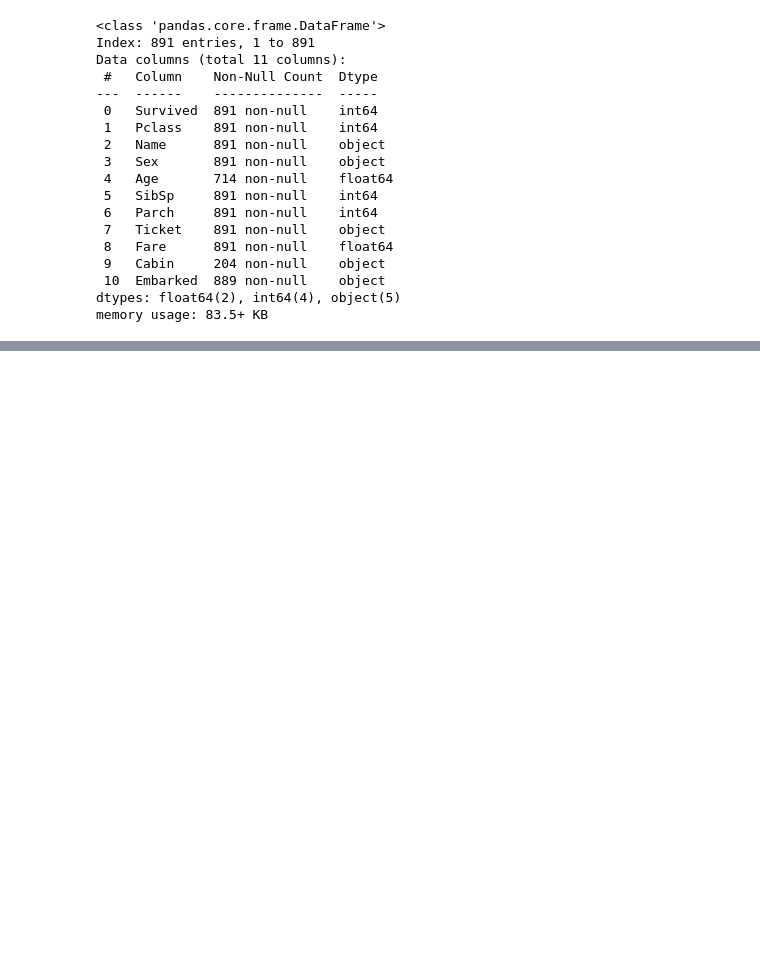
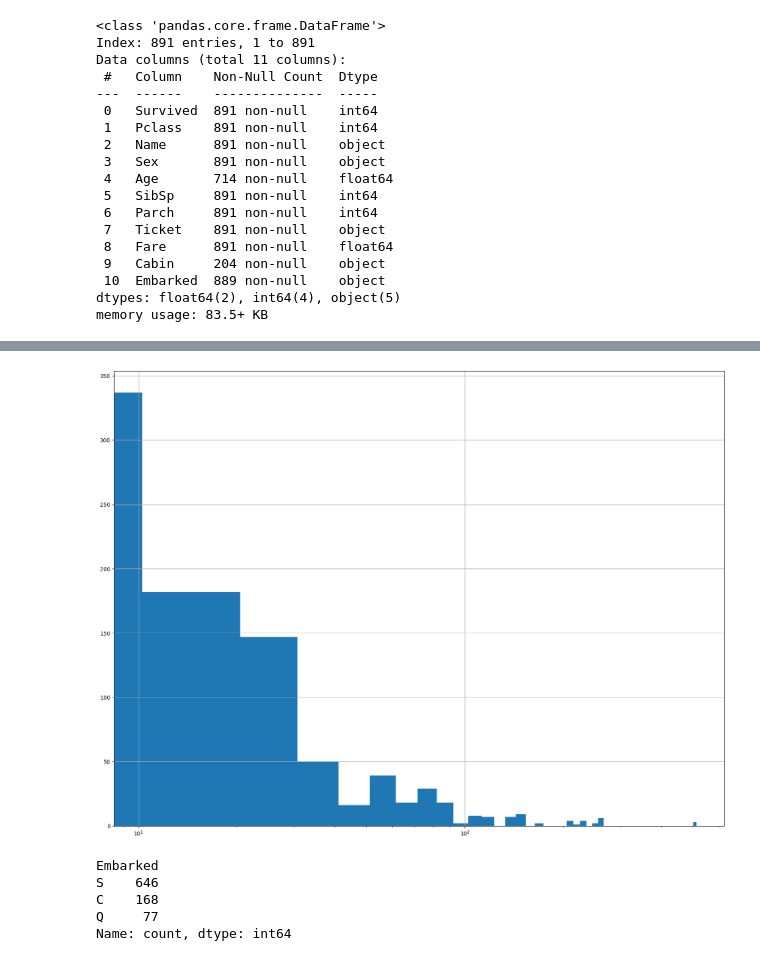
Before and after one commit to Blekitny1/Machine-learning-with-scikit-learn-and-tensorflow, a Jupyter notebook: Chapter 3.ipynb, the cells around one changed output, grey strips where cells are left out. Drawn from its saved outputs; the diff is of its cells as text; code cells hidden in the pictures; blank space fills up the shorter version.

```diff
--- a/Chapter 3.ipynb
+++ b/Chapter 3.ipynb
@@ -500,0 +536,20 @@ memory usage: 83.5+ KB
+# %%
+%matplotlib inline
+import matplotlib.pyplot as plt
+ax = train_data["Fare"].hist(bins=50, figsize=(20,15))
+ax.set_xscale("log")
+plt.show()
+# %% [output]
+[figure, added]
+# %%
+train_data['Embarked'].fillna("S", inplace=True)
+train_data_short = train_data.filter(["Pclass", "Sex", "Age", "SibSp", "Parch", "Fare", "Embarked"], axis=1)
+train_data_num = train_data.filter(["Age", "Fare"], axis=1)
+train_data_cat = train_data.filter(["Sex", "Parch", "SibSp", "Embarked", "Pclass"], axis=1)
+train_data_cat["Embarked"].value_counts()
+# %% [output]
+Embarked
+S    646
+C    168
+Q     77
+Name: count, dtype: int64
```
Also changed, not shown: parts of 14 cells of this notebook, 1 other file.
